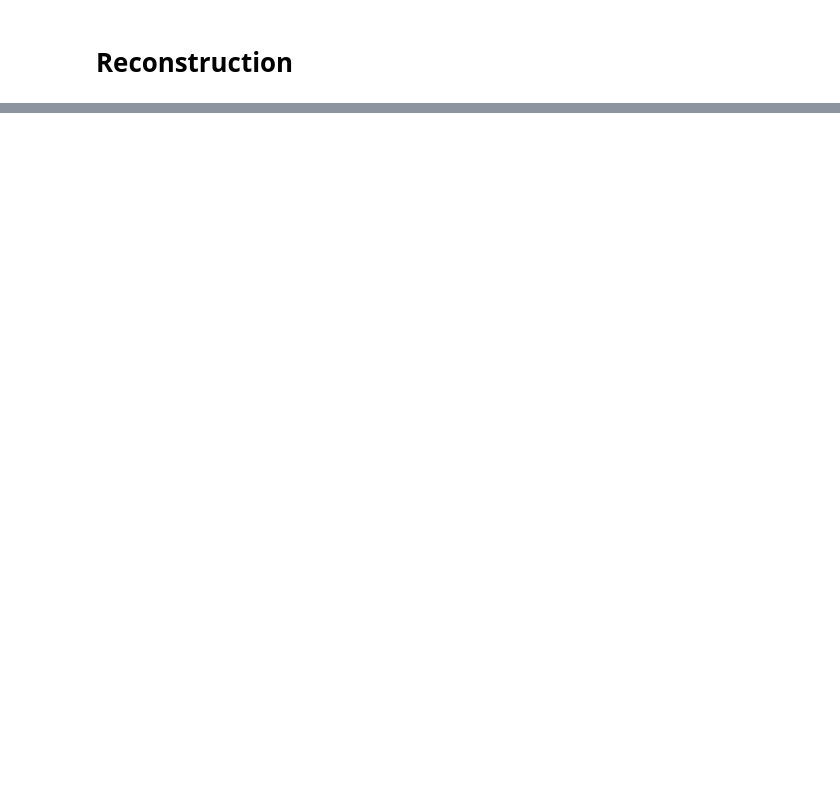
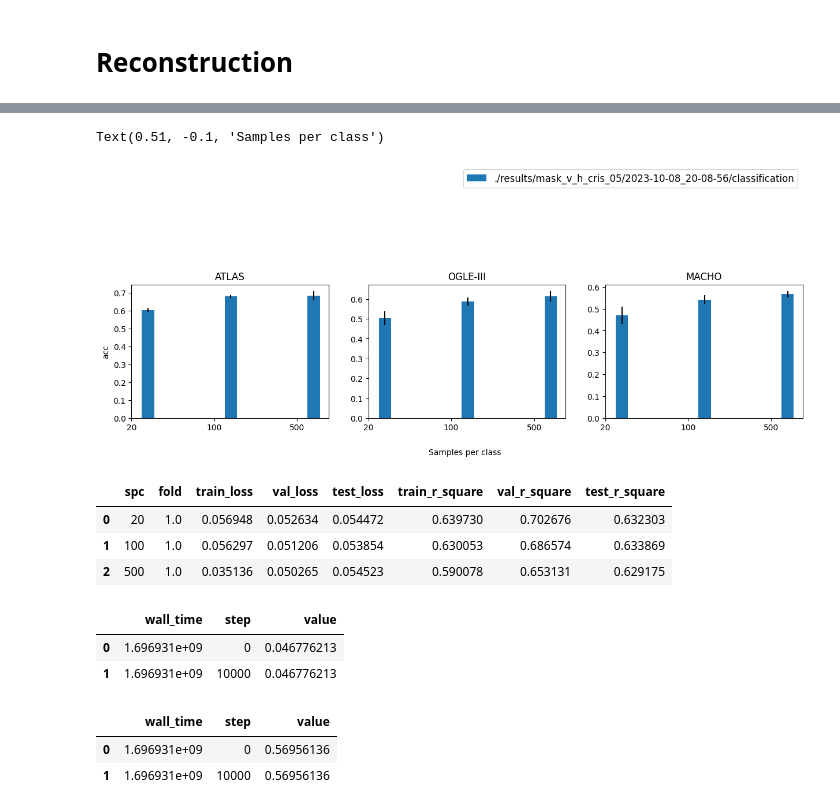
Before and after one commit to cridonoso/astromer, a Jupyter notebook: presentation/experiments/astromer_1/results.ipynb, the cells around one changed output, grey strips where cells are left out. Cells and saved outputs as stored; diff of their text form; code cells hidden in the pictures; blank space fills up the shorter version.

```diff
--- a/presentation/experiments/astromer_1/results.ipynb
+++ b/presentation/experiments/astromer_1/results.ipynb
@@ -156,0 +186,46 @@ Text(0.96, 0.5, 'Predicted Magnitude')
+# %%
+df = pd.DataFrame(columns=['f1', 'acc', 'model','spc','fold','dataset'])
+df_ft = pd.DataFrame(columns=['train_loss', 'train_r_square',  'val_loss', 'val_r_square', 'test_loss', 'test_r_square', 'model','spc','fold','dataset'])
+for exp in exp_selected:
+    for i in ft_datasets:
+        for fold in range(3):
+            for size in [20,100,500]:
+                result_path = os.path.join(root_exp, exp ,i, 'fold_{}'.format(fold), i+'_'+str(size), model,'metrics.toml')
+                with open(result_path, "rb") as file:
+                    toml_data = tomli.load(file)
+
+                data = {'f1':float(toml_data['clf_test_f1']), 'acc': float(toml_data['clf_test_acc']),
+                        'model':model, 'spc':size, 'fold':fold, 'dataset':i, 'exp':exp }
+                df = pd.concat([df, pd.DataFrame([data])], ignore_index=True)
+# %%
+fig, axes = plt.subplots(1, len(ft_datasets), figsize=(15, 3), sharey=False)
+
+if len(ft_datasets) == 1:
+    axes = [axes]
+
+for index, ft_dataset in enumerate(ft_datasets):
+    deltas = np.linspace(-0.1*len(exp_selected), 0.1,  len(exp_selected))
+    for k, exp in enumerate(exp_selected):
+
+        downstream_df = df[(df['exp'] == exp) & (df['dataset'] == ft_dataset)]
+        downstream_df = downstream_df[downstream_df['model'] == model]
+        metric = 'acc' # 'test_f1'
+        downstream_df = downstream_df[['spc', 'fold', metric]]
+
+        summary = downstream_df.groupby('spc').mean().reset_index()
+        summary_std = downstream_df.groupby('spc').std().reset_index()
+
+        x_range = np.arange(0, summary['spc'].shape[0], 1) + deltas[k]+0.3
+
+
+        axes[index].bar(x_range, summary[metric], yerr=summary_std[metric], width=0.15, label=root_exp+exp)
+        axes[index].set_xticks(np.arange(0, summary['spc'].shape[0], 1))
+        axes[index].set_xticklabels(summary['spc'])
+        axes[index].set_title(ft_names_changed[ft_dataset])
+
+axes[-1].legend(bbox_to_anchor = (1.,1.9), fontsize=12)
+axes[0].set_ylabel(metric)
+fig.text(0.51, -0.1, 'Samples per class', ha='center')
+# %% [output]
+Text(0.51, -0.1, 'Samples per class')
+[figure, added]
@@ -156,0 +248,11 @@ Text(0.96, 0.5, 'Predicted Magnitude')
+# %%
+ft_dataset = 'atlas'
+metric = 'train_loss'
+finetuning_df = df_ft[(df_ft['dataset'] == ft_dataset)]
+finetuning_df = finetuning_df[['spc', 'fold', 'train_loss', 'val_loss', 'test_loss', 'train_r_square', 'val_r_square', 'test_r_square']]
+finetuning_df.groupby('spc').mean().reset_index()
+# %% [output]
+|  | spc | fold | train_loss | val_loss | test_loss | train_r_square | val_r_square | test_r_square |
+| 0 | 20 | 1.0 | 0.056948 | 0.052634 | 0.054472 | 0.639730 | 0.702676 | 0.632303 |
+| 1 | 100 | 1.0 | 0.056297 | 0.051206 | 0.053854 | 0.630053 | 0.686574 | 0.633869 |
+| 2 | 500 | 1.0 | 0.035136 | 0.050265 | 0.054523 | 0.590078 | 0.653131 | 0.629175 |
@@ -156,0 +305,14 @@ Text(0.96, 0.5, 'Predicted Magnitude')
+# %%
+path_logs = './results/mask_v_h_cris_05/2023-10-08_20-08-56/pretraining/logs/test'
+get_metrics(path_logs, metric_name='rmse', full_logs=True, show_keys=False, nlog=-1)
+# %% [output]
+|  | wall_time | step | value |
+| 0 | 1.696931e+09 | 0 | 0.046776213 |
+| 1 | 1.696931e+09 | 10000 | 0.046776213 |
+# %%
+path_logs = './results/mask_v_h_cris_05/2023-10-08_20-08-56/pretraining/logs/test'
+get_metrics(path_logs, metric_name='r_square', full_logs=True, show_keys=False, nlog=-1)
+# %% [output]
+|  | wall_time | step | value |
+| 0 | 1.696931e+09 | 0 | 0.56956136 |
+| 1 | 1.696931e+09 | 10000 | 0.56956136 |
```
Also changed, not shown: parts of 16 cells of this notebook, 12 other files.
